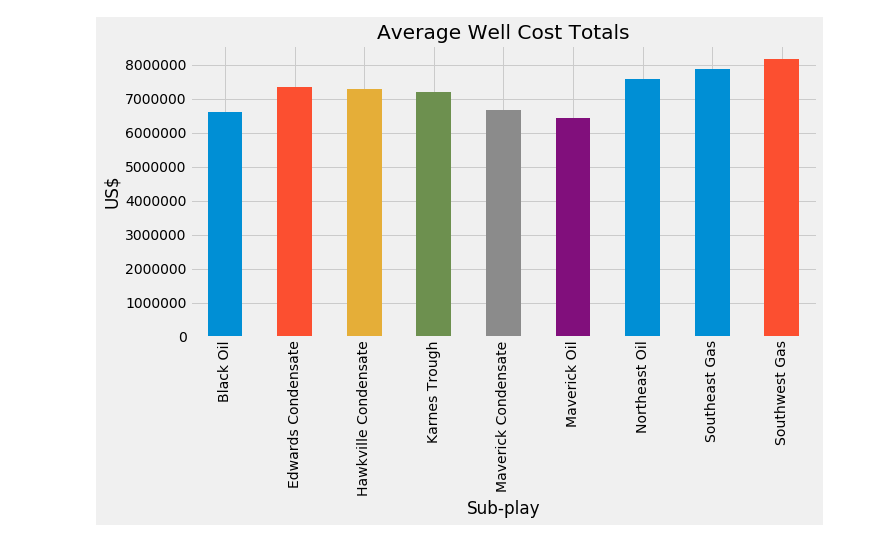
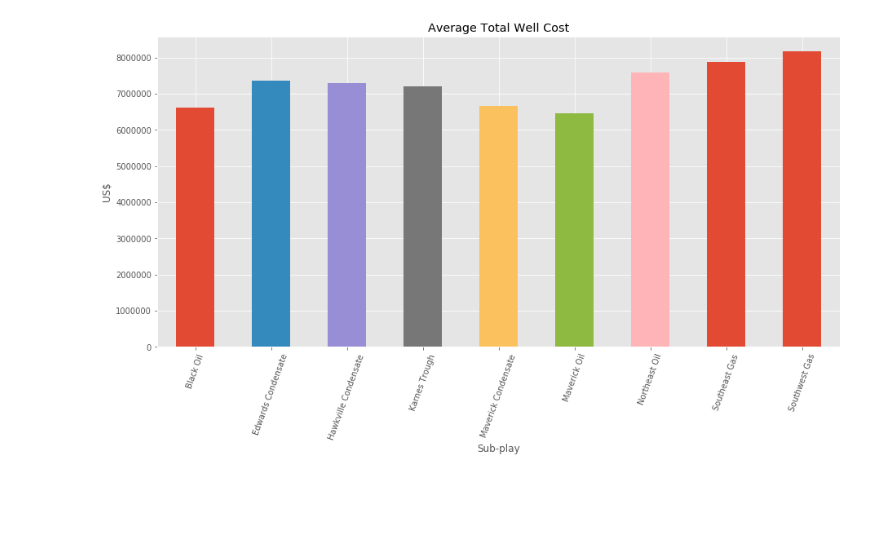
Before and after one commit to DaryaRudych/EagleFord-Oil-Project, a Jupyter notebook: Cost Analysis.ipynb, the cells around one changed output. Saved outputs shown, nothing was run; the diff lists cells and outputs as text; code cells hidden in the pictures; blank space fills up the shorter version.

Commit message:
add categorical cost bar chart

```diff
--- a/Cost Analysis.ipynb
+++ b/Cost Analysis.ipynb
@@ -25,15 +25,15 @@ cost_df = cost_df.dropna(axis=0,how='any')
 # Calculate average costs
 cost_avg = cost_df.groupby('Sub-play').mean()
 # %%
-# Plot total cost cost averages
-with plt.style.context('fivethirtyeight'):
-    cost_avg['Well Cost Total (US$)'].plot(kind='bar',figsize=(10, 5))
+# Plot total cost averages
+with plt.style.context('ggplot'):
+    cost_avg['Well Cost Total (US$)'].plot(kind='bar',figsize=(15, 7),rot=70)
 
     # Add axis labels and title
-    plt.title("Average Well Cost Totals")
+    plt.title("Average Total Well Cost")
     plt.ylabel("US$")
 
     # Show plot
     plt.show()
 # %% [output]
-[figure, old version]
+[figure, new version]
```
Also changed, not shown: parts of 1 cell of this notebook.
